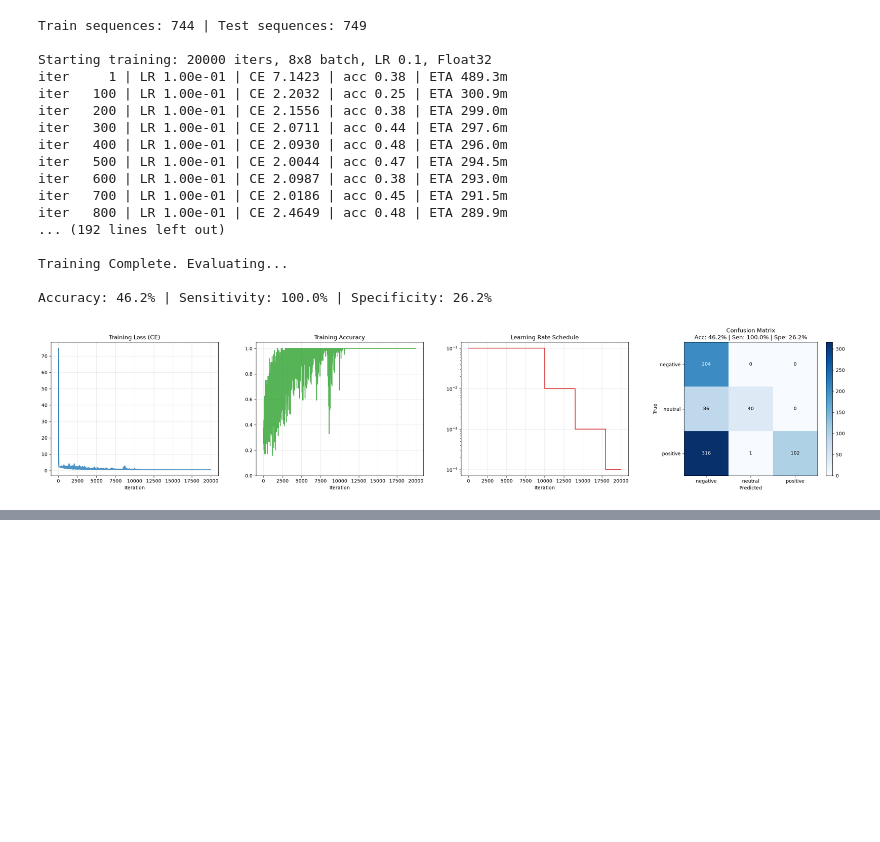
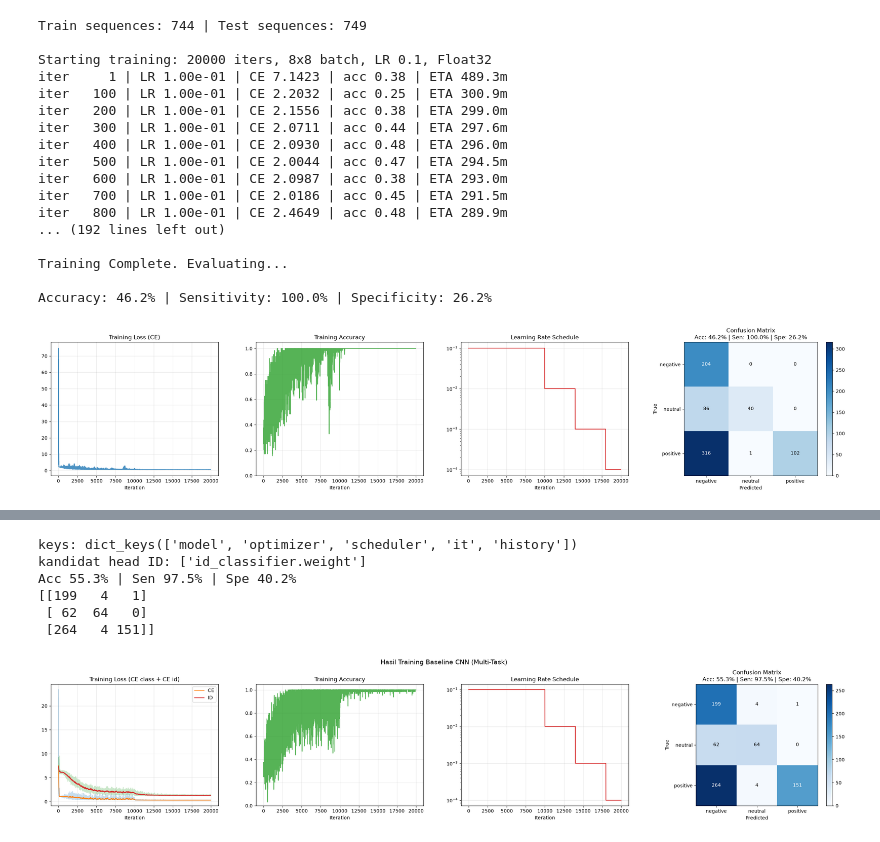
Before and after one commit to lycorixia/OpenGait-ScoNet, a Jupyter notebook: notebooks/baseline_cnn_mt.ipynb, the cells around one changed output, grey strips where cells are left out. Saved outputs shown, nothing was run; the diff lists cells and outputs as text; code cells hidden in the pictures; blank space fills up the shorter version.

```diff
--- a/notebooks/baseline_cnn_mt.ipynb
+++ b/notebooks/baseline_cnn_mt.ipynb
@@ -539,0 +530,40 @@ evaluate_mt("baseline_cnn2_mt_full.pt", test_items, train_items)
+# %%
+@torch.no_grad()
+def predict(model, seq_uint8, max_frames=720):
+    model.eval()
+    seq_uint8 = seq_uint8[:max_frames]
+    x = torch.from_numpy(cut_and_normalize(seq_uint8)).unsqueeze(0).to(DEVICE)
+    out = model(x)
+    logits = out[1]                      # logits kelas (neg/neu/pos), bukan id_logits
+    probs = torch.softmax(logits.mean(-1), dim=-1)[0].cpu().numpy()
+    return int(probs.argmax()), probs
+
+def report_mt(ckpt_path, title, loss_title):
+    ckpt = torch.load(ckpt_path, map_location=DEVICE)
+    print("keys:", ckpt.keys())
+
+    # num_ids diambil dari bentuk bobot head ID di checkpoint, jadi nggak perlu hitung manual
+    id_keys = [k for k, v in ckpt["model"].items() if v.ndim == 2 and k.endswith("weight") and "id" in k.lower()]
+    print("kandidat head ID:", id_keys)
+    num_ids = ckpt["model"][id_keys[0]].shape[0]
+
+    model = BaselineCNN_MT(num_classes=3, num_ids=num_ids).to(DEVICE)   # sesuaikan argumen dgn __init__
+    model.load_state_dict(ckpt["model"])
+    model.eval()
+
+    conf = confusion(model, test_items)
+    acc, sen, spe = paper_metrics(conf)
+    print(f"Acc {acc:.1%} | Sen {sen:.1%} | Spe {spe:.1%}\n{conf}")
+    plot_all_generic(ckpt["history"], conf, acc, sen, spe, title, loss_title)
+
+report_mt("baseline_cnn2_mt_20000.pt",
+          "Hasil Training Baseline CNN (Multi-Task)",
+          "Training Loss (CE class + CE id)")
+# %% [output]
+keys: dict_keys(['model', 'optimizer', 'scheduler', 'it', 'history'])
+kandidat head ID: ['id_classifier.weight']
+Acc 55.3% | Sen 97.5% | Spe 40.2%
+[[199   4   1]
+ [ 62  64   0]
+ [264   4 151]]
+[figure, added]
```
Also changed, not shown: parts of 2 cells of this notebook, 11 other files.
